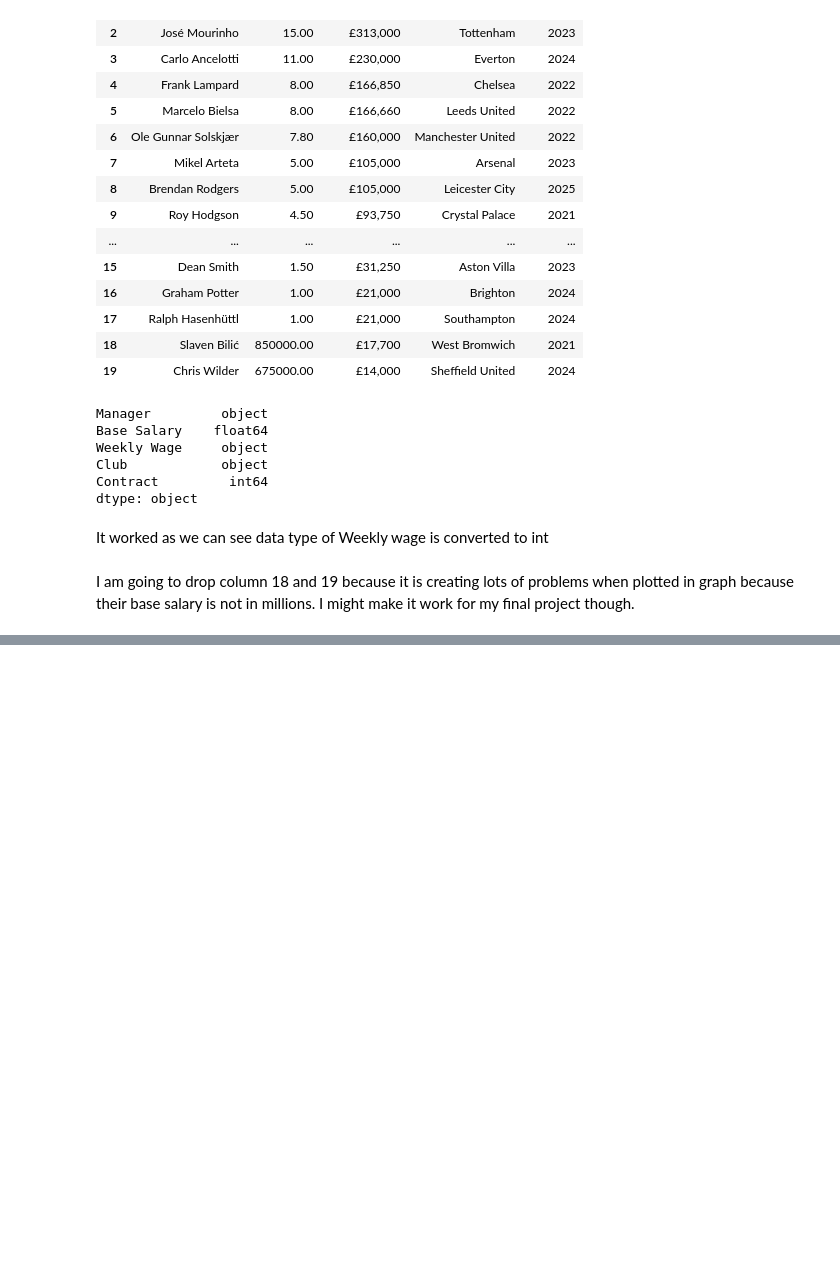
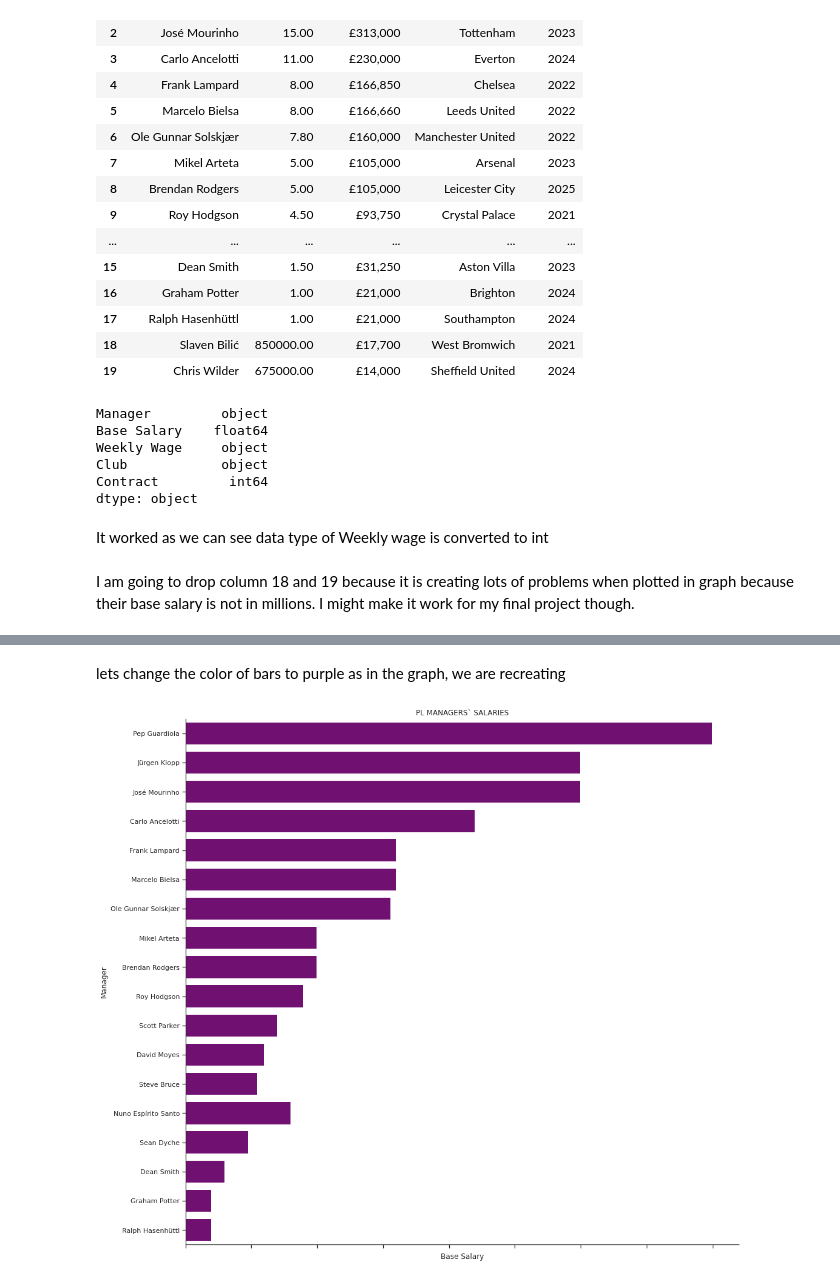
Before and after one commit to subin100/DataVisualization, a Jupyter notebook: Master.ipynb, the cells around one changed output, grey strips where cells are left out. Drawn from its saved outputs; the diff is of its cells as text; code cells hidden in the pictures; blank space fills up the shorter version.

```diff
--- a/Master.ipynb
+++ b/Master.ipynb
@@ -113,0 +114,13 @@ plt.show()
+# %% [markdown]
+lets change the color of bars to purple as in the graph, we are recreating
+# %%
+plt.rcParams["figure.figsize"] = [15, 13]
+plt.rcParams["figure.autolayout"] = True
+sns.set_style('ticks')
+ax = sns.barplot(data = df1, x = 'Base Salary', y= "Manager", color= 'purple', ci= None, linewidth= 2)
+ax.set_xticklabels(ax.get_xticklabels(),rotation = 60)
+ax.set_title('PL MANAGERS` SALARIES')
+sns.despine()
+plt.show()
+# %% [output]
+[figure, added]
```
Also changed, not shown: parts of 8 cells of this notebook.
